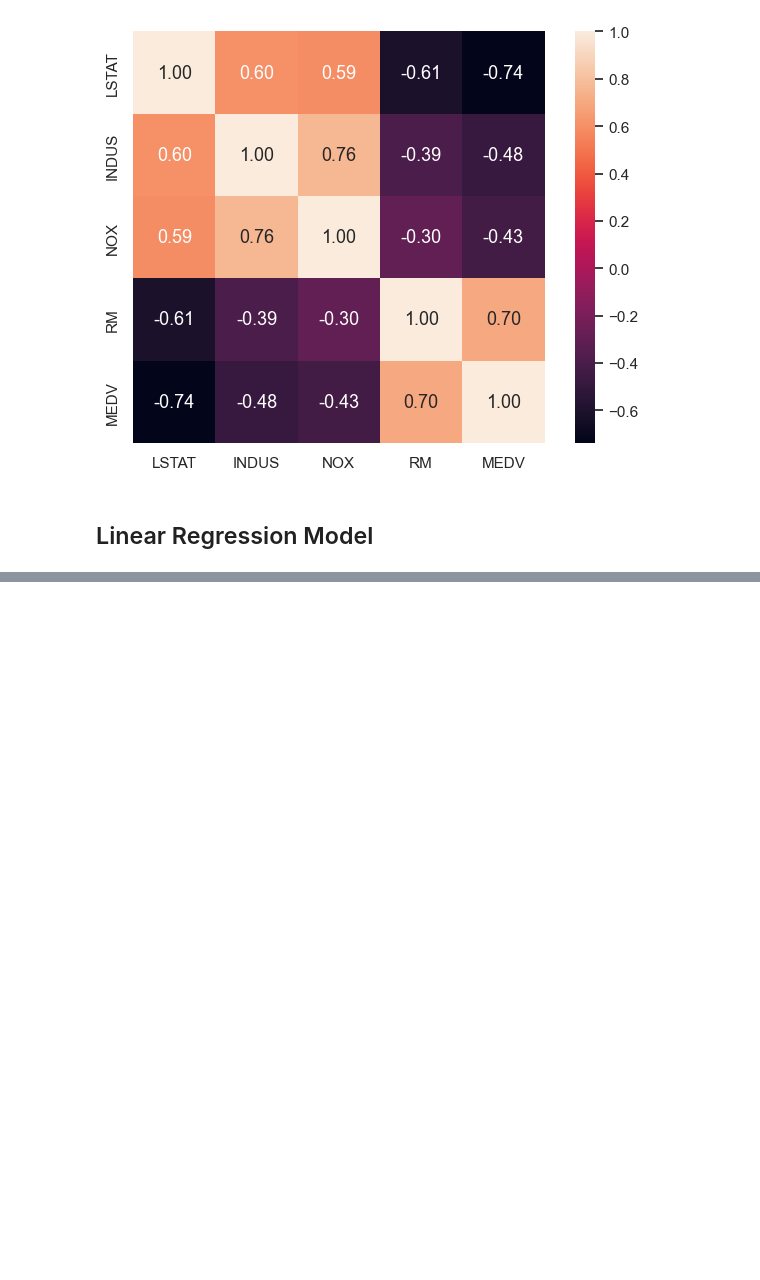
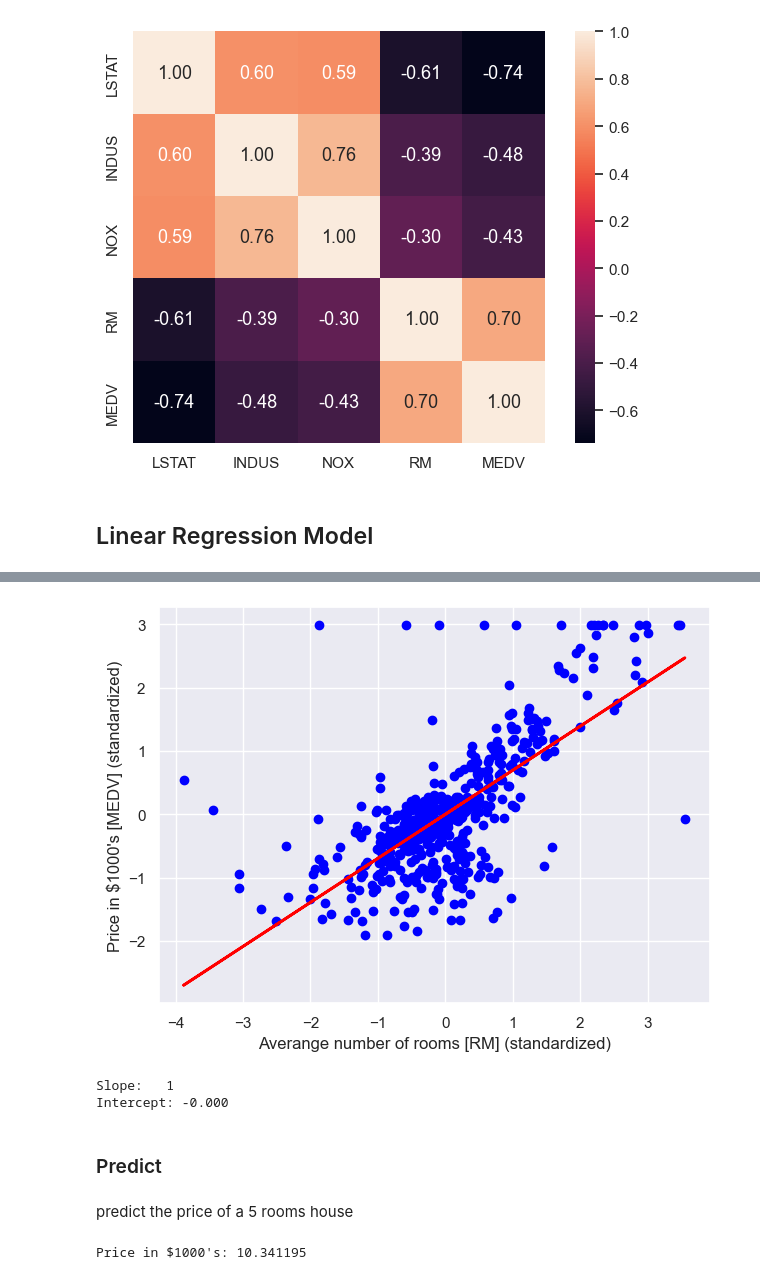
Before and after one commit to eriostre/Machine_Learning, a Jupyter notebook: Linear_Regression.ipynb, the cells around one changed output, grey strips where cells are left out. Drawn from its saved outputs; the diff is of its cells as text; code cells hidden in the pictures; blank space fills up the shorter version.

```diff
--- a/Linear_Regression.ipynb
+++ b/Linear_Regression.ipynb
@@ -93,0 +147,41 @@ class LinearRegression(object):
+# %%
+#Function for linear regression plot
+def lin_regplot(X, y, model):
+    plt.scatter(X, y, c='blue')
+    plt.plot(X, model.predict(X), color='red', linewidth =2)
+    return
+# %%
+#call the funtion lin_regplot()
+
+lin_regplot(X_std, y_std, lr)
+plt.xlabel('Averange number of rooms [RM] (standardized)')
+plt.ylabel('Price in $1000\'s [MEDV] (standardized)')
+plt.tight_layout()
+plt.show()
+# %% [output]
+[figure, added]
+# %%
+# display slope(m) and the intercept(b) of the line
+print('Slope: %3.f' % lr.w_[1])
+print('Intercept: %.3f' % lr.w_[0])
+# %% [output]
+Slope:   1
+Intercept: -0.000
+# %% [markdown]
+### Predict
+# %% [markdown]
+predict the price of a 5 rooms house
+# %%
+# transform the price of a number of the rooms
+num_rooms_std = sc.transform([[5.0]])
+
+#predicted price based on the number of rooms
+price_std = lr.predict(num_rooms_std)
+
+#reshape the price_std array to be 2D
+price_std_2d = price_std.reshape(-1,1)
+
+# display the predicted price
+print("Price in $1000's: %f" % sc.inverse_transform(price_std_2d))
+# %% [output]
+Price in $1000's: 10.341195
```
Also changed, not shown: parts of 12 cells of this notebook.
